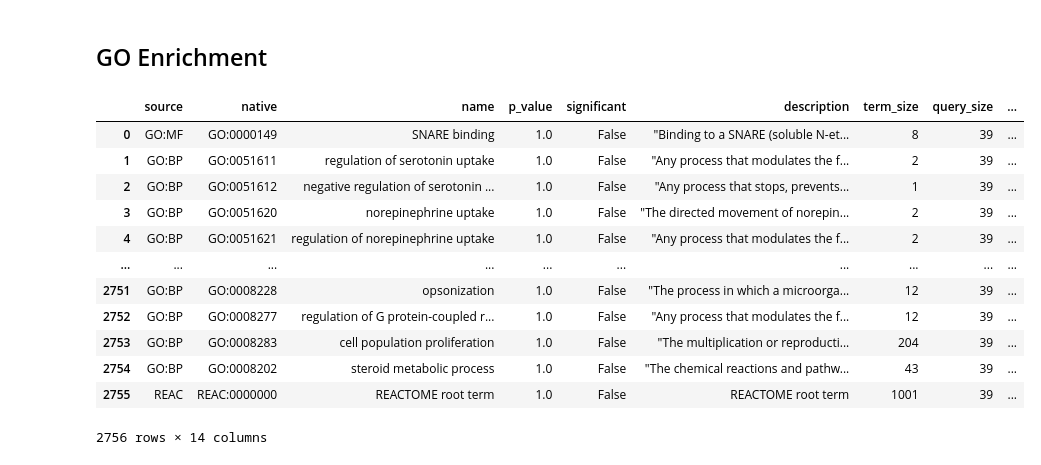
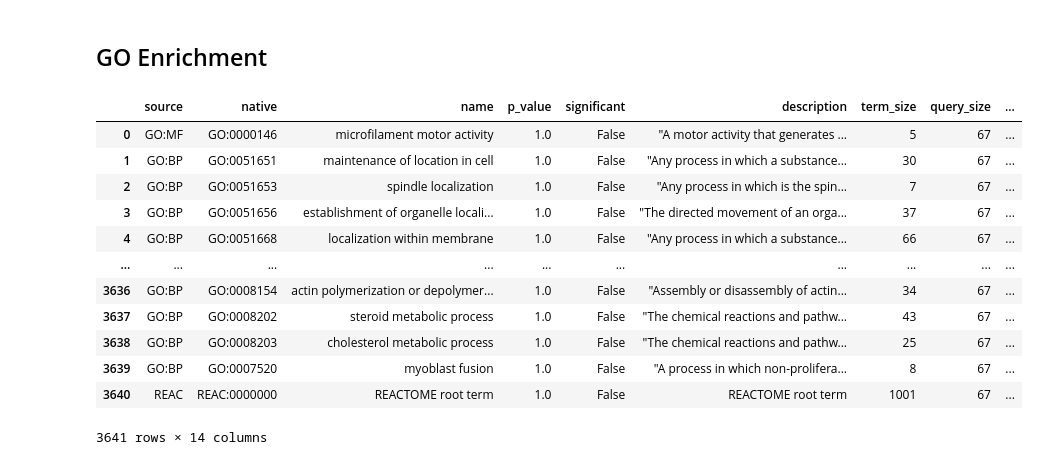
Before and after one commit to WewerAlbrechtsenLab/MSprocessing, a Jupyter notebook: examples/data_analysis_tools.ipynb, the cells around one changed output. Cells and saved outputs as stored; diff of their text form; code cells hidden in the pictures.

```diff
--- a/examples/data_analysis_tools.ipynb
+++ b/examples/data_analysis_tools.ipynb
@@ -26,6 +26,6 @@ index_cols = ["label_id", "group", "AL_kode", "plate_position", "plate_nr",
 data = pd.read_csv("preprocessed_data.tsv", sep="\t", index_col=index_cols)
 data = data[data.index.get_level_values("sample_type") == "sample"].copy()
 # %%
-proteome, meta = mss.split_proteome_meta(data)
+proteome, meta = mss.split_proteome_meta(data, "sample_name") #set column to use as index
 proteome
 # %% [output]
@@ -67,10 +66,10 @@ meta
 ### Set Parameters
 # %%
 #define the variables
-method = "ttest"            #choose between "wald", "sam", "ttest", "welch-ttest" or "paired-ttest"
-variable = "group"          #variable to test (eg. group, timepoint, etc.)
-group1 = "Control"
-group2 = "Intervention"
+method = "paired-ttest"            #choose between "sam", "ttest", "welch-ttest" or "paired-ttest"
+variable = "timepoint"          #variable to test (eg. group, timepoint, etc.)
+group1 = "day_0"
+group2 = "day_15"
 adjust = "fdr_bh"           #choose between "bonferroni", "sidak", "holm", "simes-hochberg", "hommel", "fdr_bh", "fdr_by", "fdr_tsbh", "fdr_tsbky"
 alpha = 0.05                #p value cutoff
 min_fc = 1                  #log fold change cutoff
@@ -113,0 +132,12 @@ volcano_plot.show()
+# %%
+_, coef_df = mss.run_logreg(
+    proteome=proteome,
+    meta=meta,
+    column="group",
+    group1="Intervention",
+    group2="Control",
+    cv=5,
+    adjust="fdr_bh"
+)
+
+coef_df
@@ -113,0 +159,10 @@ volcano_plot.show()
+# %%
+results = mss.run_mixedlm(
+    proteome=proteome,
+    meta=meta,
+    var1={"group": ["Control", "Intervention"]},
+    var2={"timepoint": ["day_0", "day_15"]},
+    pairing="study_ID",
+)
+
+results
@@ -114,23 +184,23 @@ volcano_plot.show()
 # %% [markdown]
 ## GO Enrichment
 # %%
-enrichment = mss.go_enrichment(dea_results,
-    pval_cutoff = alpha,
+enrichment = mss.go_enrichment(results,
+    pval_cutoff = 0.05,
     organism = "hsapiens",
     sources = ["GO:BP", "GO:MF", "GO:CC", "KEGG", "REAC"],
     )
 enrichment
 # %% [output]
 |  | source | native | name | p_value | significant | description | term_size | query_size | ... |
-| 0 | GO:MF | GO:0000149 | SNARE binding | 1.0 | False | "Binding to a SNARE (soluble N-et... | 8 | 39 | ... |
-| 1 | GO:BP | GO:0051611 | regulation of serotonin uptake | 1.0 | False | "Any process that modulates the f... | 2 | 39 | ... |
-| 2 | GO:BP | GO:0051612 | negative regulation of serotonin ... | 1.0 | False | "Any process that stops, prevents... | 1 | 39 | ... |
-| 3 | GO:BP | GO:0051620 | norepinephrine uptake | 1.0 | False | "The directed movement of norepin... | 2 | 39 | ... |
-| 4 | GO:BP | GO:0051621 | regulation of norepinephrine uptake | 1.0 | False | "Any process that modulates the f... | 2 | 39 | ... |
+| 0 | GO:MF | GO:0000146 | microfilament motor activity | 1.0 | False | "A motor activity that generates ... | 5 | 67 | ... |
+| 1 | GO:BP | GO:0051651 | maintenance of location in cell | 1.0 | False | "Any process in which a substance... | 30 | 67 | ... |
+| 2 | GO:BP | GO:0051653 | spindle localization | 1.0 | False | "Any process in which is the spin... | 7 | 67 | ... |
+| 3 | GO:BP | GO:0051656 | establishment of organelle locali... | 1.0 | False | "The directed movement of an orga... | 37 | 67 | ... |
+| 4 | GO:BP | GO:0051668 | localization within membrane | 1.0 | False | "Any process in which a substance... | 66 | 67 | ... |
 | ... | ... | ... | ... | ... | ... | ... | ... | ... | ... |
-| 2751 | GO:BP | GO:0008228 | opsonization | 1.0 | False | "The process in which a microorga... | 12 | 39 | ... |
-| 2752 | GO:BP | GO:0008277 | regulation of G protein-coupled r... | 1.0 | False | "Any process that modulates the f... | 12 | 39 | ... |
-| 2753 | GO:BP | GO:0008283 | cell population proliferation | 1.0 | False | "The multiplication or reproducti... | 204 | 39 | ... |
-| 2754 | GO:BP | GO:0008202 | steroid metabolic process | 1.0 | False | "The chemical reactions and pathw... | 43 | 39 | ... |
-| 2755 | REAC | REAC:0000000 | REACTOME root term | 1.0 | False | REACTOME root term | 1001 | 39 | ... |
+| 3636 | GO:BP | GO:0008154 | actin polymerization or depolymer... | 1.0 | False | "Assembly or disassembly of actin... | 34 | 67 | ... |
+| 3637 | GO:BP | GO:0008202 | steroid metabolic process | 1.0 | False | "The chemical reactions and pathw... | 43 | 67 | ... |
+| 3638 | GO:BP | GO:0008203 | cholesterol metabolic process | 1.0 | False | "The chemical reactions and pathw... | 25 | 67 | ... |
+| 3639 | GO:BP | GO:0007520 | myoblast fusion | 1.0 | False | "A process in which non-prolifera... | 8 | 67 | ... |
+| 3640 | REAC | REAC:0000000 | REACTOME root term | 1.0 | False | REACTOME root term | 1001 | 67 | ... |
-2756 rows × 14 columns
+3641 rows × 14 columns
```
Also changed, not shown: parts of 6 cells of this notebook, 1 other file.
